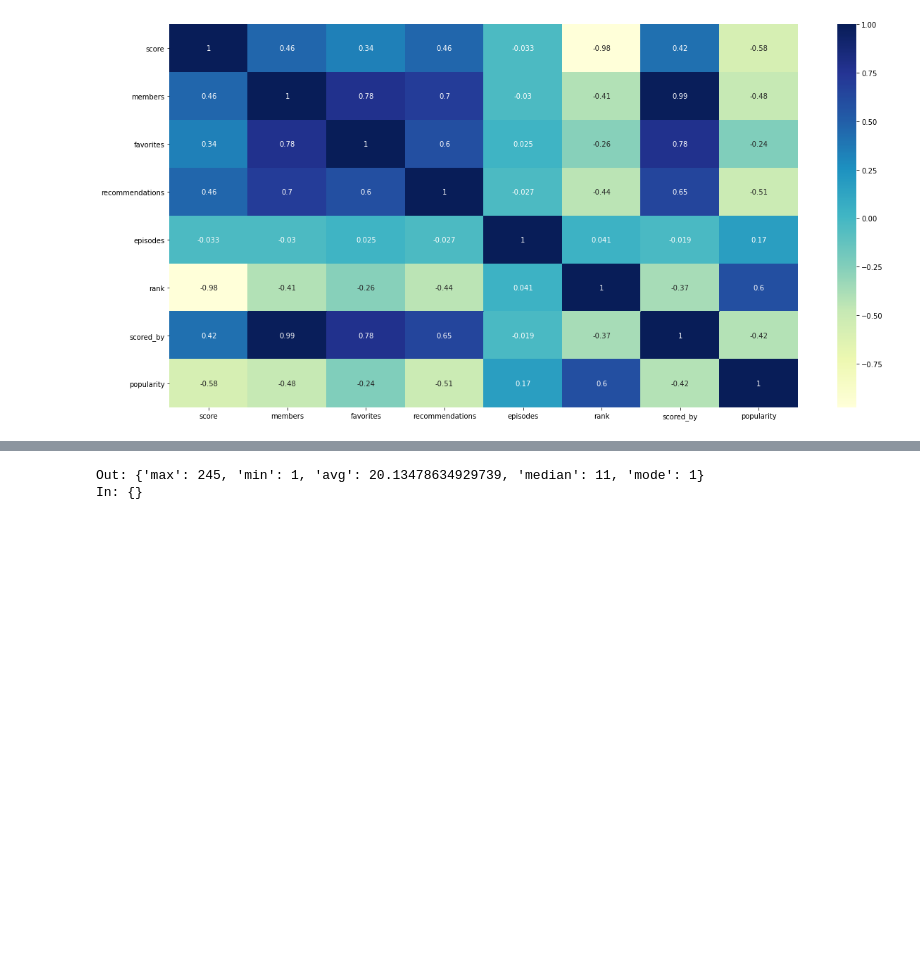
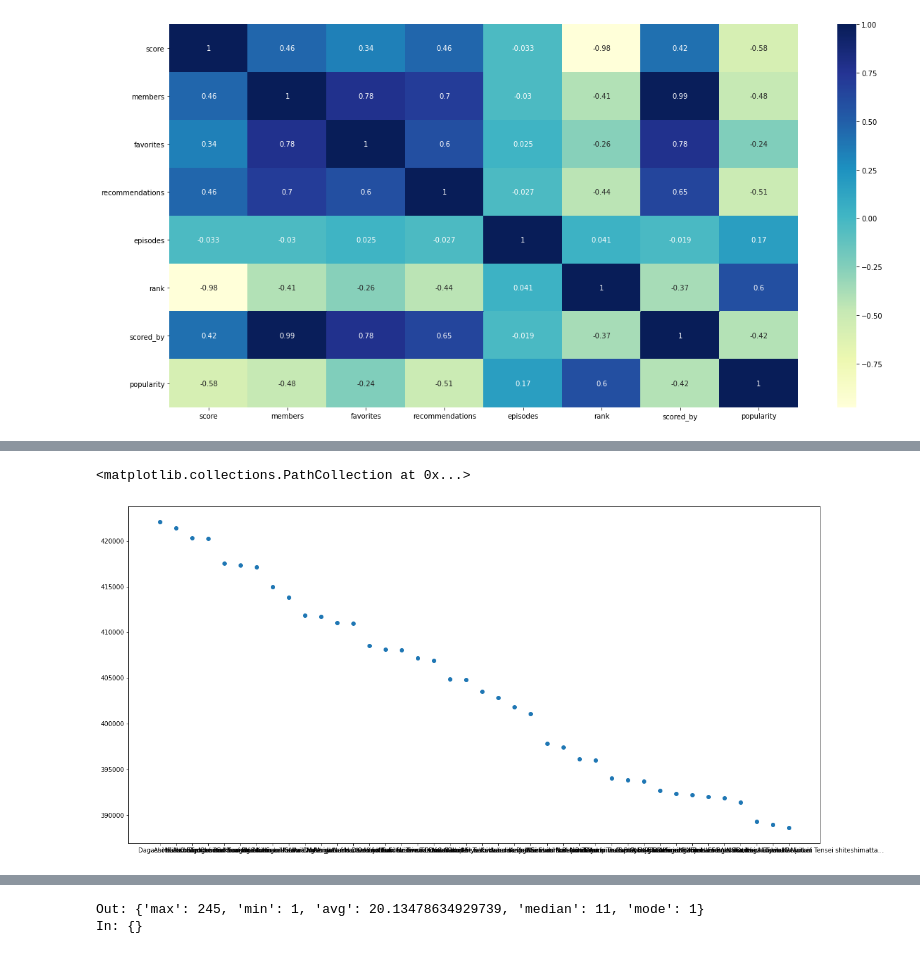
Before and after one commit to MarcBrejner/ProjectMAL, a Jupyter notebook: project.ipynb, the cells around one changed output, grey strips where cells are left out. Cells and saved outputs as stored; diff of their text form; code cells hidden in the pictures; blank space fills up the shorter version.

```diff
--- a/project.ipynb
+++ b/project.ipynb
@@ -70,4 +70,4 @@ Index(['mal_id', 'title', 'source', 'episodes', 'airing', 'duration', 'rating',
       dtype='object')
 None
 # %%
-df
+df = df.set_index('mal_id')
@@ -132,3 +158,5 @@ rank             1.000000  -0.367096    0.597191
 scored_by       -0.367096   1.000000   -0.419880
 popularity       0.597191  -0.419880    1.000000
 [figure]
+# %%
+df = df.sort_values(by=['members'], ascending = False)
@@ -134,0 +200,3 @@ popularity       0.597191  -0.419880    1.000000
+# %%
+per10 = round(len(df)*0.1)
+per90 = round(len(df)*0.9)
@@ -134,0 +224,5 @@ popularity       0.597191  -0.419880    1.000000
+# %%
+plt.scatter(df['title'].iloc[per10-20:per10+20], df['members'].iloc[per10-20:per10+20])
+# %% [output]
+<matplotlib.collections.PathCollection at 0x...>
+[figure, added]
```
Also changed, not shown: parts of 14 cells of this notebook.
